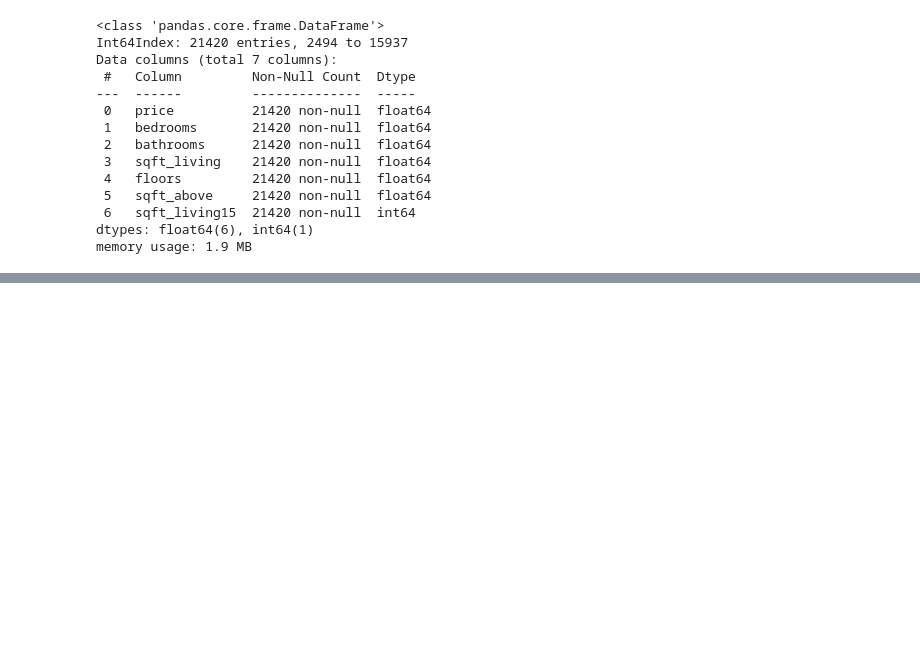
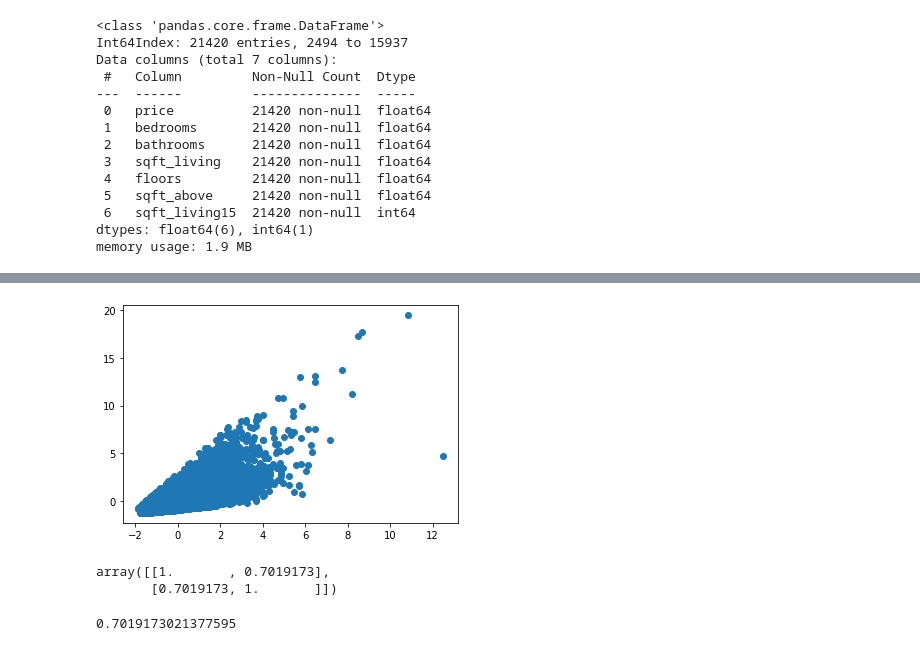
Before and after one commit to xiaohua-su/King_County_Real_Estate_Analysis, a Jupyter notebook: EDA of Real Estate.ipynb, the cells around one changed output, grey strips where cells are left out. Saved outputs shown, nothing was run; the diff lists cells and outputs as text; code cells hidden in the pictures; blank space fills up the shorter version.

```diff
--- a/EDA of Real Estate.ipynb
+++ b/EDA of Real Estate.ipynb
@@ -273,0 +312,15 @@ scaled_and_parse_df.isnull().sum().sum()
+# %%
+fig, ax = plt.subplots()
+
+x = scaled_and_parse_df['sqft_living']
+y = scaled_and_parse_df['price']
+
+
+ax.scatter(x, y);
+# %% [output]
+[figure, added]
+# %%
+np.corrcoef(df['sqft_living'],df['price'])
+# %% [output]
+array([[1.       , 0.7019173],
+       [0.7019173, 1.       ]])
@@ -273,0 +331,4 @@ scaled_and_parse_df.isnull().sum().sum()
+# %%
+df.price.corr(df['sqft_living'])
+# %% [output]
+0.7019173021377595
```
Also changed, not shown: parts of 31 cells of this notebook.
